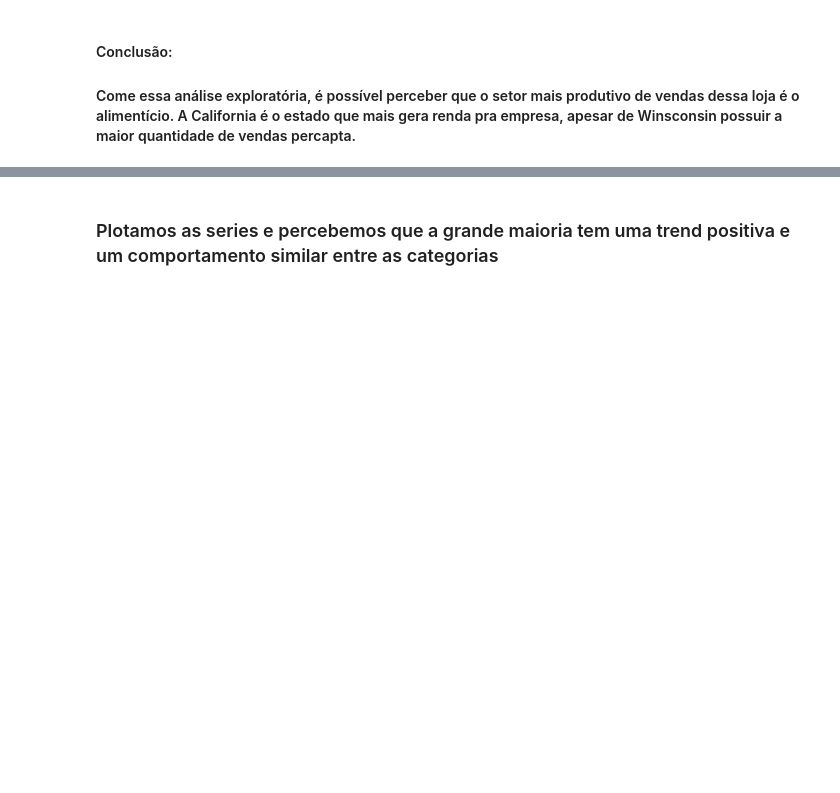
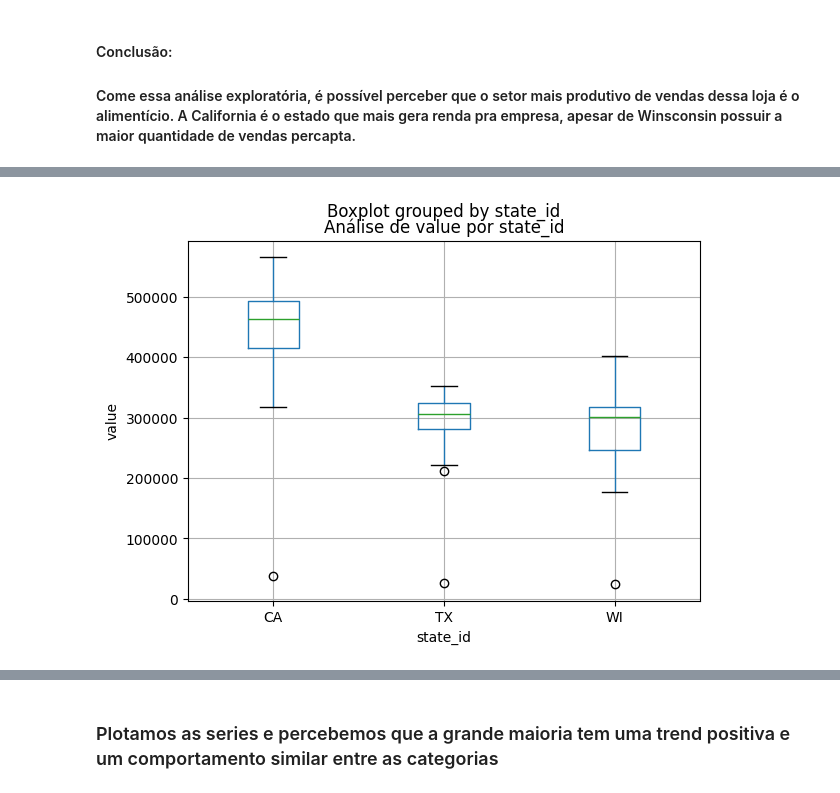
Before and after one commit to MateusVasc/Projeto-PET-Sauter, a Jupyter notebook: analise_exploratoria/analise_exploratoria.ipynb, the cells around one changed output, grey strips where cells are left out. Drawn from its saved outputs; the diff is of its cells as text; code cells hidden in the pictures; blank space fills up the shorter version.

Commit message:
feat: plotagem de box plots para as variáveis categóricas

```diff
--- a/analise_exploratoria/analise_exploratoria.ipynb
+++ b/analise_exploratoria/analise_exploratoria.ipynb
@@ -224,0 +227,2 @@ plt.show()
+# %%
+df_grouped = df.groupby(['state_id','year_month'])['value'].sum().reset_index().set_index('year_month')
@@ -224,0 +244,13 @@ plt.show()
+# %%
+def plot_box(column):
+    df_grouped = df.groupby([column,'year_month'])['value'].sum().reset_index().set_index('year_month')
+
+    df_grouped.boxplot(by=column, column='value')
+    plt.xlabel('state_id')
+    plt.ylabel('value')
+    plt.title('Análise de value por state_id')
+    plt.show()
+# %%
+plot_box('state_id')
+# %% [output]
+[figure, added]
```
Also changed, not shown: parts of 5 cells of this notebook.
